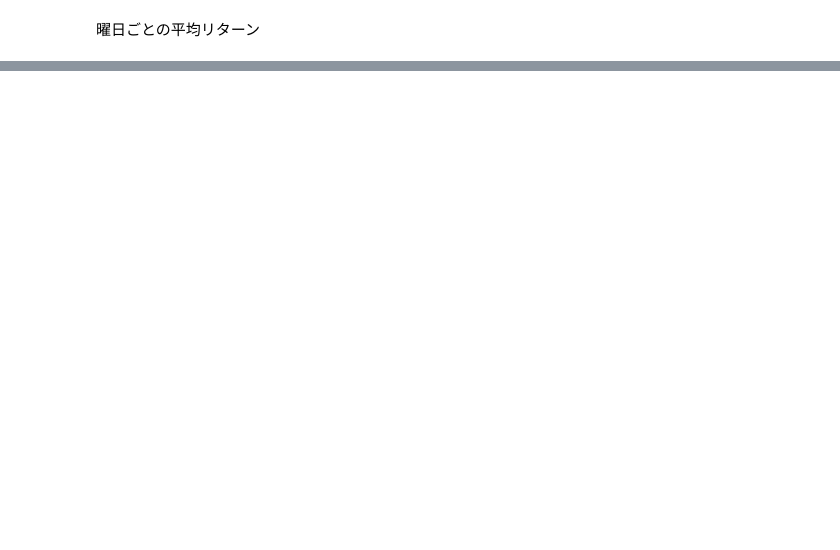
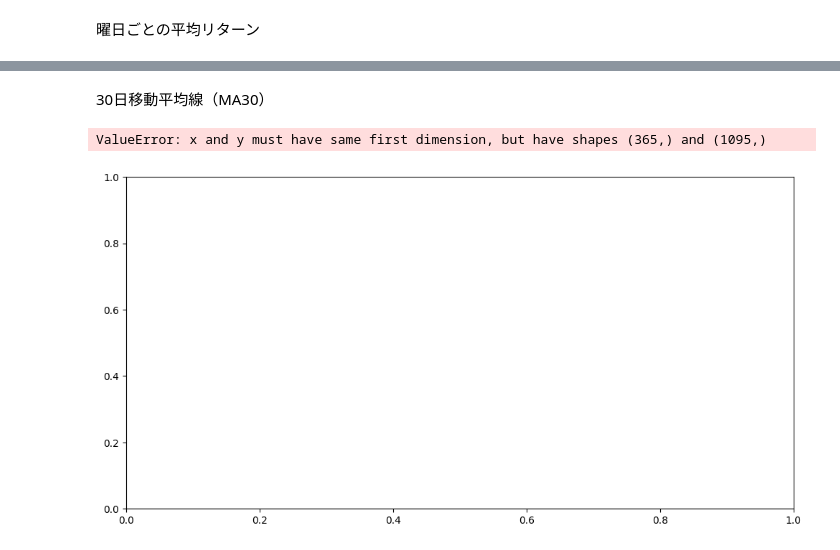
Before and after one commit to shota98501/workspace, a Jupyter notebook: Project/crypto_project/crypto_project(years).ipynb, the cells around one changed output, grey strips where cells are left out. Saved outputs shown, nothing was run; the diff lists cells and outputs as text; code cells hidden in the pictures; blank space fills up the shorter version.

```diff
--- a/Project/crypto_project/crypto_project(years).ipynb
+++ b/Project/crypto_project/crypto_project(years).ipynb
@@ -279,5 +279,24 @@ Saturday   -12.39
 Sunday      -9.96
 Tuesday    -12.00
 Name: Return, dtype: float64
+# %% [markdown]
+30日移動平均線（MA30）
 # %%
 crypto_df["MA30"] = crypto_df["Price"].rolling(30).mean()
+# %%
+plt.figure(figsize=(12, 6))
+
+plt.plot(df.index, crypto_df["Price"], label="Original Price", color="lightgray", alpha=0.8)
+plt.plot(df.index, crypto_df["MA30"], label="30-Day MA", color="blue", linewidth=1.5)
+
+plt.title("30日移動平均線(MA30)", fontsize=14, fontweight="bold")
+plt.xlabel("Date", fontsize=12)
+plt.ylabel("Price", fontsize=12)
+plt.grid(True, linestyle="--", alpha=0.6)
+plt.legend(loc="upper left")
+
+plt.tight_layout()
+plt.show()
+# %% [output]
+ValueError: x and y must have same first dimension, but have shapes (365,) and (1095,)
+[figure, added]
```
Also changed, not shown: parts of 9 cells of this notebook.
